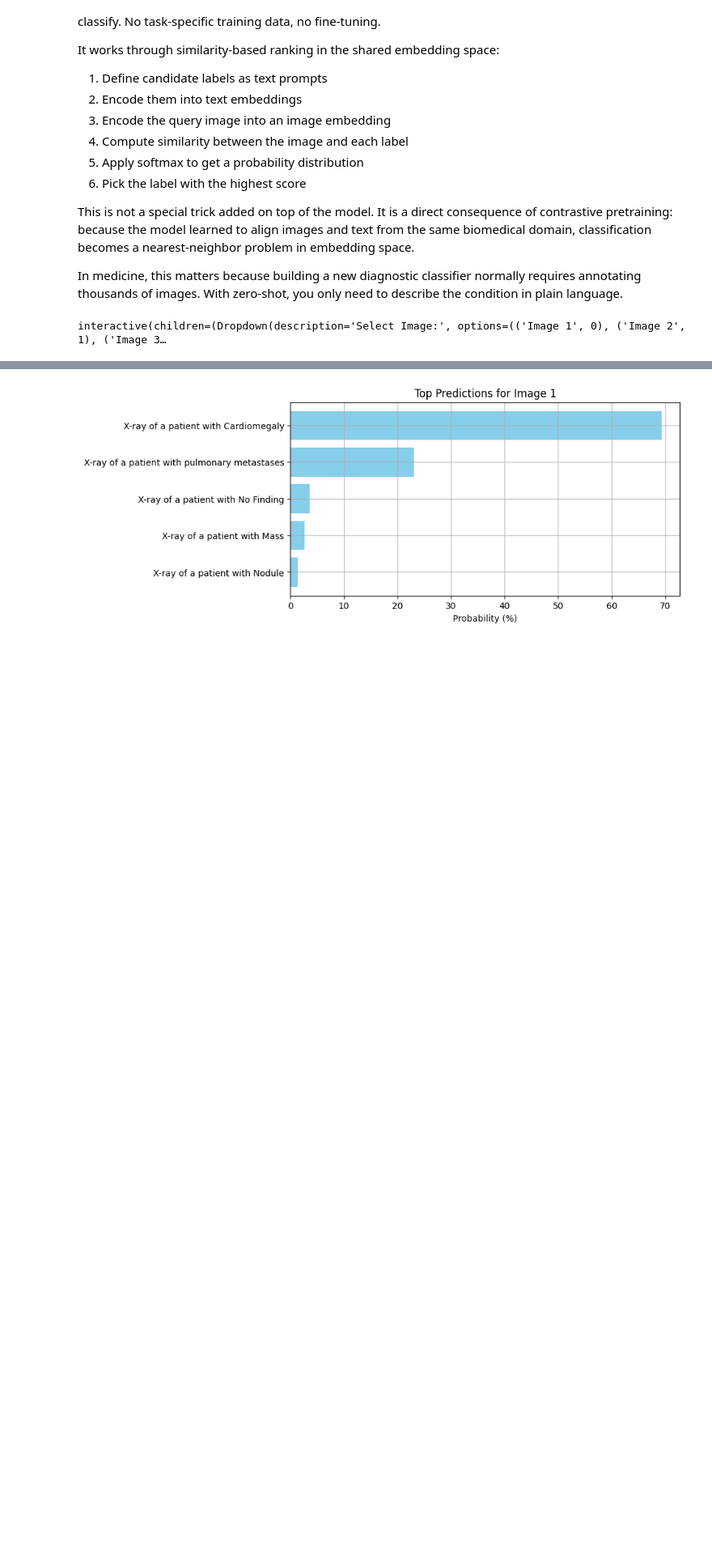
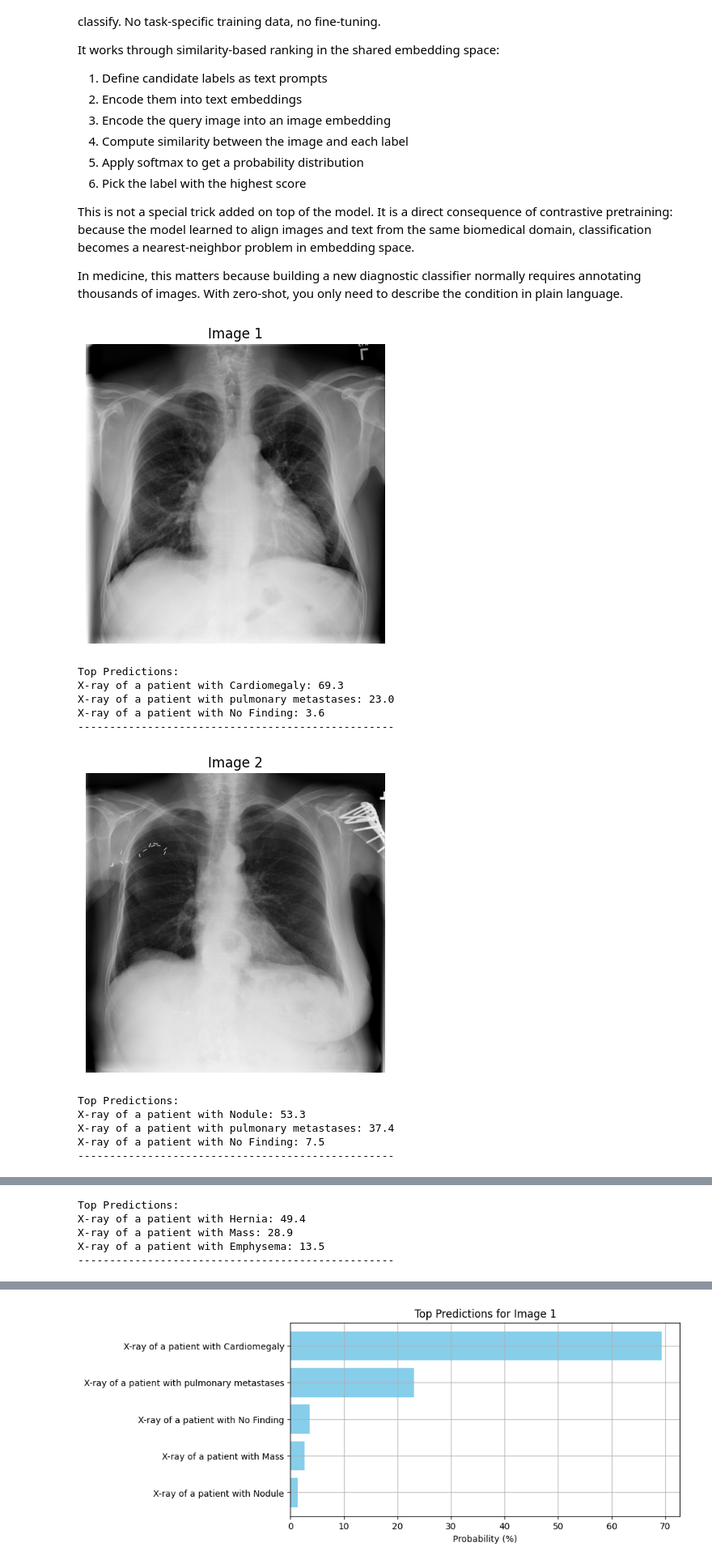
Before and after one commit to MeriemAfafHaddou/multimodal_ai_biomedclip, a Jupyter notebook: multimodal_ai_biomed_CLIP.ipynb, the cells around one changed output, grey strips where cells are left out. Shown at 81% size. Saved outputs shown, nothing was run; the diff lists cells and outputs as text; code cells hidden in the pictures; blank space fills up the shorter version.

```diff
--- a/multimodal_ai_biomed_CLIP.ipynb
+++ b/multimodal_ai_biomed_CLIP.ipynb
@@ -681,50 +694,52 @@ with torch.no_grad():
   image_embeddings, text_embeddings, logit_scale = model(images, tokenized_texts)
 
   # Compute similarity scores (logits)
-  similarity_logits = (
-      logit_scale * image_embeddings @ text_embeddings.T
-  )
+  similarity_logits = logit_scale * image_embeddings @ text_embeddings.T
 
   # Convert logits into probabilities across text candidates
   probabilities = similarity_logits.softmax(dim=-1)
 
   # Rank predictions (highest similarity first)
   ranked_indices = torch.argsort(probabilities, dim=-1, descending=True)
 
   # Move to CPU for analysis/visualization
   probabilities = probabilities.cpu().numpy()
   ranked_indices = ranked_indices.cpu().numpy()
 
-top_k = -1  # use all classes (no truncation)
+top_k = 3  # show top-3 predictions per image
 
-# Dropdown selector to choose an image
-image_selector = widgets.Dropdown(
-  options=[(f"Image {i+1}", i) for i in range(len(test_image_urls))],
-  description="Select Image:",
-)
-
-@interact_manual(idx=image_selector)
-def display_image_predictions(idx):
-  """
-  Display selected image and its top-3 CLIP predictions.
-  """
+# Loop over all images (no selector, fully automatic)
+for idx in range(len(test_image_urls)):
   image = Image.open(urlopen(test_image_urls[idx]))
 
   plt.imshow(image, cmap="gray")
   plt.axis("off")
   plt.title(f"Image {idx + 1}")
   plt.show()
 
   print("\nTop Predictions:")
 
-  for rank in range(3):
+  for rank in range(top_k):
     label_idx = ranked_indices[idx][rank]
     score = probabilities[idx][label_idx] * 100
 
     # Highlight best prediction
     if rank == 0:
         print(f"\033[1m{cxr_labels[label_idx]}: {score:.1f}\033[0m")
     else:
         print(f"{cxr_labels[label_idx]}: {score:.1f}")
+
+  print("-" * 50)
 # %% [output]
+[figure, added]
-interactive(children=(Dropdown(description='Select Image:', options=(('Image 1', 0), ('Image 2', 1), ('Image 3…
+Top Predictions:
+X-ray of a patient with Cardiomegaly: 69.3
+X-ray of a patient with pulmonary metastases: 23.0
+X-ray of a patient with No Finding: 3.6
+--------------------------------------------------
+[figure, added]
+Top Predictions:
+X-ray of a patient with Nodule: 53.3
+X-ray of a patient with pulmonary metastases: 37.4
+X-ray of a patient with No Finding: 7.5
+--------------------------------------------------
@@ -730,0 +747,5 @@ interactive(children=(Dropdown(description='Select Image:', options=(('Image 1',
+Top Predictions:
+X-ray of a patient with Hernia: 49.4
+X-ray of a patient with Mass: 28.9
+X-ray of a patient with Emphysema: 13.5
+--------------------------------------------------
```
Also changed, not shown: parts of 8 cells of this notebook.
